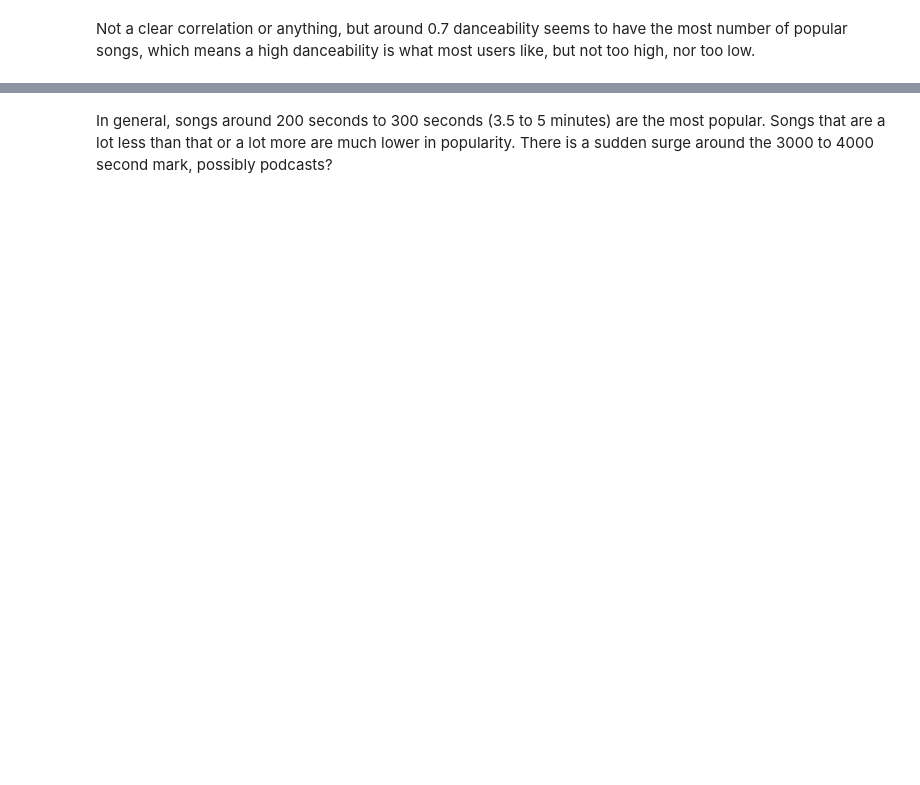
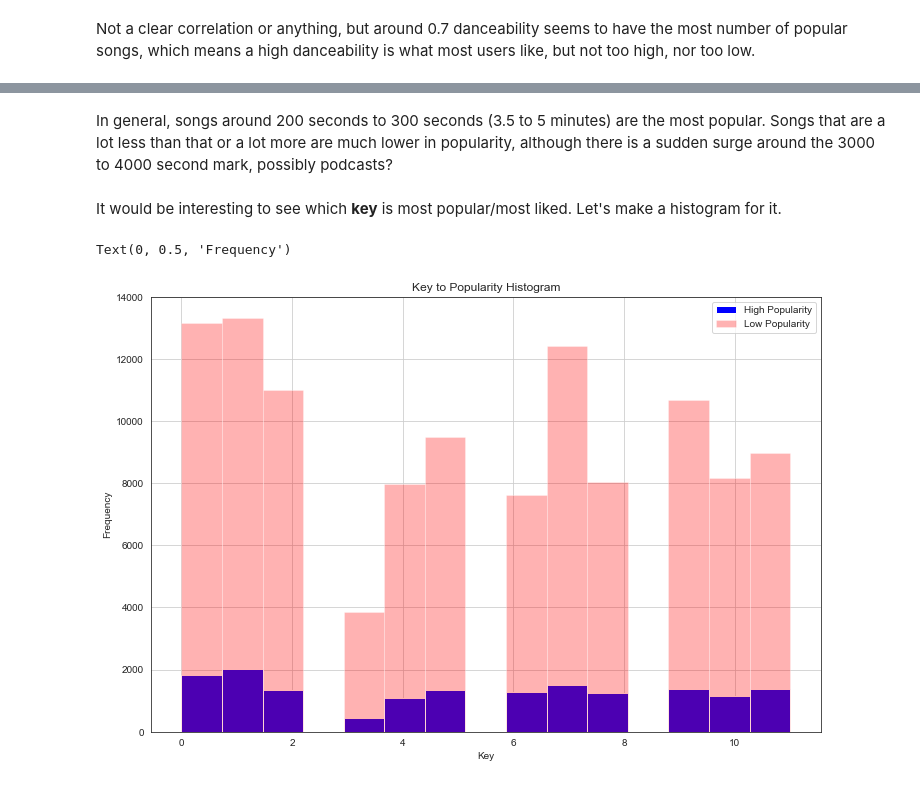
Before and after one commit to RQuery/Spotify-Song-Popularity-Prediction, a Jupyter notebook: Spotify Audio Features.ipynb, the cells around one changed output, grey strips where cells are left out. Saved outputs shown, nothing was run; the diff lists cells and outputs as text; code cells hidden in the pictures; blank space fills up the shorter version.

```diff
--- a/Spotify Audio Features.ipynb
+++ b/Spotify Audio Features.ipynb
@@ -220,2 +226,23 @@ Text(0, 0.5, 'Popularity')
 # %% [markdown]
-In general, songs around 200 seconds to 300 seconds (3.5 to 5 minutes) are the most popular. Songs that are a lot less than that or a lot more are much lower in popularity. There is a sudden surge around the 3000 to 4000 second mark, possibly podcasts?
+In general, songs around 200 seconds to 300 seconds (3.5 to 5 minutes) are the most popular. Songs that are a lot less than that or a lot more are much lower in popularity, although there is a sudden surge around the 3000 to 4000 second mark, possibly podcasts?
+# %% [markdown]
+It would be interesting to see which **key** is most popular/most liked. Let's make a histogram for it.
+# %%
+color_list = ['blue', 'red']
+color_palette = sns.color_palette(color_list)
+sns.set_palette(color_palette)
+sns.set_style('white')
+
+highly_popular_key = data[data['popularity'] > 50]['key']
+low_popular_key = data[data['popularity'] <= 50]['key']
+
+fig3 = plt.figure(figsize = (12, 8))
+plt.title("Key to Popularity Histogram")
+highly_popular_key.hist(alpha = 1, bins = 15, label = 'High Popularity')
+low_popular_key.hist(alpha = 0.3, bins = 15, label = 'Low Popularity')
+plt.legend(loc = 'upper right')
+plt.xlabel('Key')
+plt.ylabel('Frequency')
+# %% [output]
+Text(0, 0.5, 'Frequency')
+[figure, added]
```
Also changed, not shown: parts of 22 cells of this notebook.
